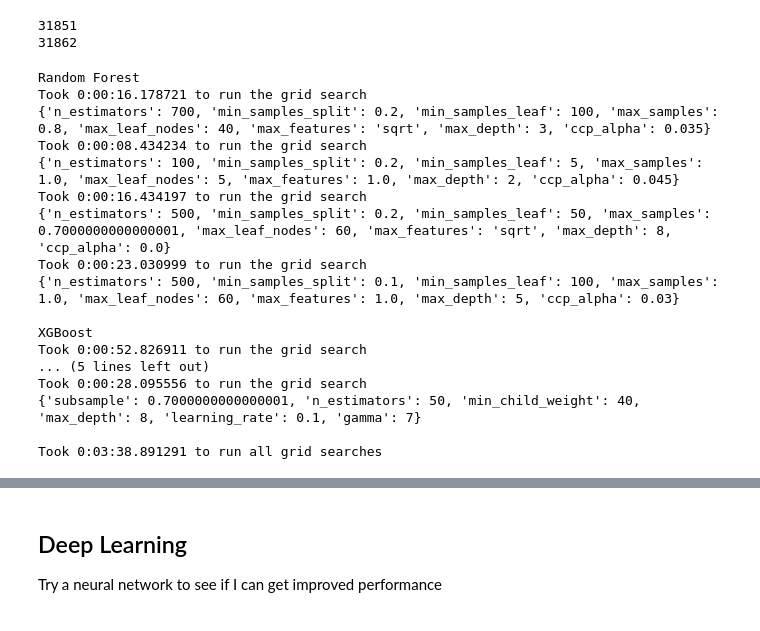
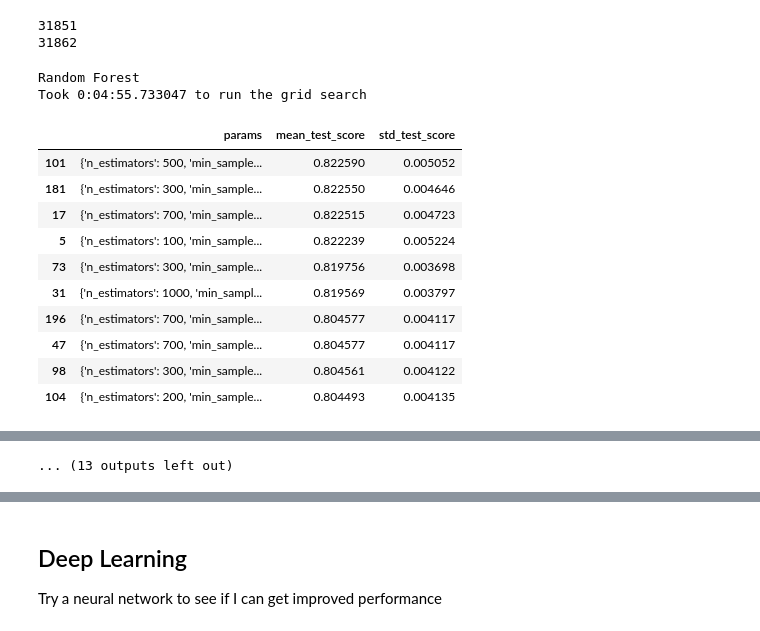
Before and after one commit to marshineer/SimpleRegression, a Jupyter notebook: traffic_flow_analysis.ipynb, the cells around one changed output, grey strips where cells are left out. Saved outputs shown, nothing was run; the diff lists cells and outputs as text; code cells hidden in the pictures.

Commit message:
Finished analysis. Fixed deep learning.

```diff
--- a/traffic_flow_analysis.ipynb
+++ b/traffic_flow_analysis.ipynb
@@ -34,6 +34,9 @@ from sklearn.metrics import r2_score, mean_squared_error
 
 # Turn off chained assignment warnings
 pd.options.mode.chained_assignment = None
+
+# Display long entries in data frames
+pd.options.display.max_colwidth = 250
 # %%
 def CyclicalEncoder(data, col_ls):
     """ Encodes cyclical categorical data as continuous sine and cosine values.
@@ -601,65 +585,65 @@ models = [d_tree.copy(), d_xgb.copy()]
 # %%
 # Find the best models
 t_start = time()
-for model in models:
+for model in models.values():
     print(model['name'])
+
     # Select a model using both shuffled and contiguous data
-    split_params = []
-    split_model = []
+    split_search = []
     split_train_scores = []
     for X_train, X_test, y_train, y_test in data_splits:
+
         # Select a model using multiple cross-validation schemes
-        cv_params = []
-        cv_model = []
+        cv_search = []
         cv_train_scores = []
         for cv_split in cv_splits:
-            # Initialize a grid
-            # grid_search = GridSearchCV(model['model'], model['params'], scoring='r2', n_jobs=-1, cv=cv_split)
+
+            # Initialize a random parameter search
             n_itr = model['n_itr']
-            grid_search = RandomizedSearchCV(model['model'], model['params'], n_iter=n_itr, scoring='r2', n_jobs=-1, cv=cv_split)
+            param_search = RandomizedSearchCV(model['model'], model['params'], n_iter=n_itr, scoring='r2', n_jobs=-1, cv=cv_split)
 
             # Find the best model
             t_run0 = time()
-            grid_search.fit(X_train, y_train)
+            param_search.fit(X_train, y_train)
             t_run = time() - t_run0
             print(f'Took {timedelta(seconds=t_run)} to run the grid search')
 
-            # Save the results
-            cv_params.append(grid_search.best_params_)
-            cv_model.append(grid_search.best_estimator_)
-            cv_train_scores.append(grid_search.best_score_)
-            print(grid_search.best_params_)
+            # Display the top results and parameters
+            rand_results = pd.DataFrame(param_search.cv_results_)
+            rand_results = rand_results.sort_values(by=['rank_test_score'])
+            rand_results = rand_results[['params', 'mean_test_score', 'std_test_score']]
+            display(rand_results.head(n=10))
 
-        split_params.append(cv_params)
-        split_model.append(cv_model)
+            # Save the cross-validation results
+            cv_search.append(param_search)
+            cv_train_scores.append(param_search.best_score_)
+
+        # Save the data split results
+        split_search.append(cv_search)
         split_train_scores.append(cv_train_scores)
 
-    # Save the results
-    model['best_params'] = split_params
-    model['best_model'] = split_model
+    # Update the dictionary
+    model['model_search'] = split_search
     model['best_train_r2'] = split_train_scores
     model['training_tree'] = [['Shuffled Data', 'Contiguous Data'],
                               ['Shuffle Split Cross-validation',
                                'Time Series Cross-validation']]
     print()
 
+# Print the time taken
 t_full = time() - t_start
 print(f'Took {timedelta(seconds=t_full)} to run all grid searches')
 # %% [output]
 Random Forest
-Took 0:00:16.178721 to run the grid search
-{'n_estimators': 700, 'min_samples_split': 0.2, 'min_samples_leaf': 100, 'max_samples': 0.8, 'max_leaf_nodes': 40, 'max_features': 'sqrt', 'max_depth': 3, 'ccp_alpha': 0.035}
-Took 0:00:08.434234 to run the grid search
-{'n_estimators': 100, 'min_samples_split': 0.2, 'min_samples_leaf': 5, 'max_samples': 1.0, 'max_leaf_nodes': 5, 'max_features': 1.0, 'max_depth': 2, 'ccp_alpha': 0.045}
-Took 0:00:16.434197 to run the grid search
-{'n_estimators': 500, 'min_samples_split': 0.2, 'min_samples_leaf': 50, 'max_samples': 0.7000000000000001, 'max_leaf_nodes': 60, 'max_features': 'sqrt', 'max_depth': 8, 'ccp_alpha': 0.0}
-Took 0:00:23.030999 to run the grid search
-{'n_estimators': 500, 'min_samples_split': 0.1, 'min_samples_leaf': 100, 'max_samples': 1.0, 'max_leaf_nodes': 60, 'max_features': 1.0, 'max_depth': 5, 'ccp_alpha': 0.03}
-
-XGBoost
-Took 0:00:52.826911 to run the grid search
-... (5 lines left out)
-Took 0:00:28.095556 to run the grid search
-{'subsample': 0.7000000000000001, 'n_estimators': 50, 'min_child_weight': 40, 'max_depth': 8, 'learning_rate': 0.1, 'gamma': 7}
-
-Took 0:03:38.891291 to run all grid searches
+Took 0:04:55.733047 to run the grid search
+|  | params | mean_test_score | std_test_score |
+| 101 | {'n_estimators': 500, 'min_sample... | 0.822590 | 0.005052 |
+| 181 | {'n_estimators': 300, 'min_sample... | 0.822550 | 0.004646 |
+| 17 | {'n_estimators': 700, 'min_sample... | 0.822515 | 0.004723 |
+| 5 | {'n_estimators': 100, 'min_sample... | 0.822239 | 0.005224 |
+| 73 | {'n_estimators': 300, 'min_sample... | 0.819756 | 0.003698 |
+| 31 | {'n_estimators': 1000, 'min_sampl... | 0.819569 | 0.003797 |
+| 196 | {'n_estimators': 700, 'min_sample... | 0.804577 | 0.004117 |
+| 47 | {'n_estimators': 700, 'min_sample... | 0.804577 | 0.004117 |
+| 98 | {'n_estimators': 300, 'min_sample... | 0.804561 | 0.004122 |
+| 104 | {'n_estimators': 200, 'min_sample... | 0.804493 | 0.004135 |
@@ -665,0 +711 @@ Took 0:03:38.891291 to run all grid searches
+... (13 outputs left out)
```
Also changed, not shown: parts of 35 cells of this notebook, 1 other file.
